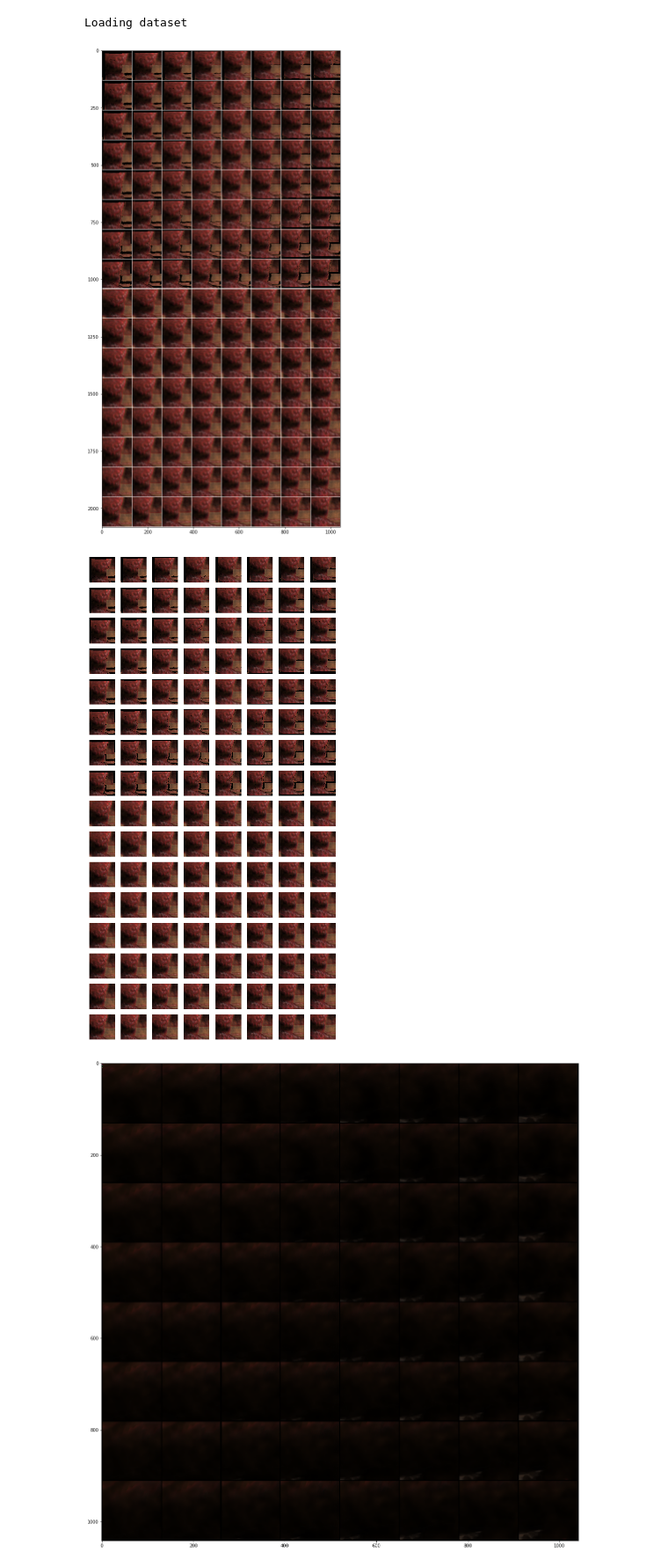
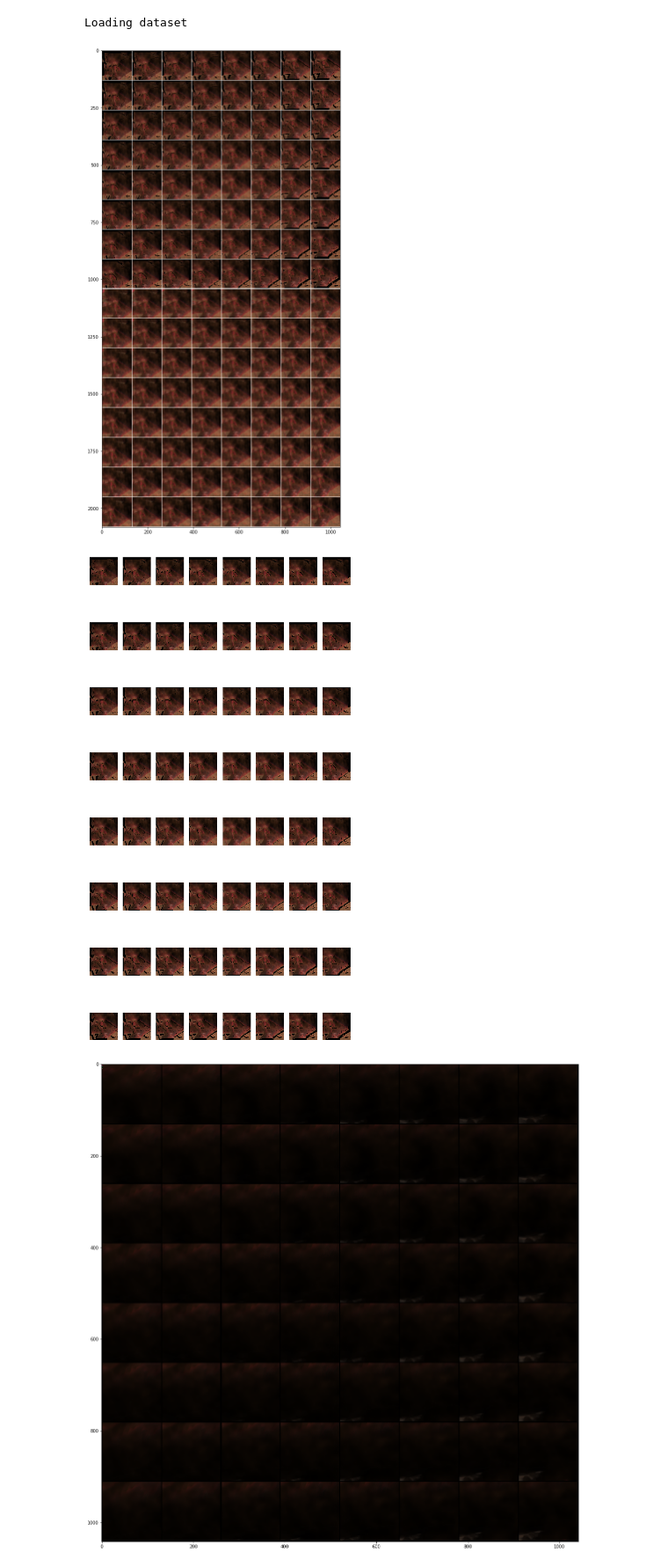
Before and after one commit to seankmartin/LF_View_Synthesis, a Jupyter notebook: Notebooks/InputToNetwork.ipynb, the cells around one changed output. Shown at 88% size. Drawn from its saved outputs; the diff is of its cells as text; code cells hidden in the pictures.

```diff
--- a/Notebooks/InputToNetwork.ipynb
+++ b/Notebooks/InputToNetwork.ipynb
@@ -203,19 +222,12 @@ class TrainFromHdf5(data.Dataset):
         Return type is a dictionary of depth and colour arrays
         """
         idx = index // self.num_crops
-        start_h, start_v = self.generate_random_crop()
-        end_h = start_h + self.patch_size
-        end_v = start_v + self.patch_size
-        depth = torch.tensor(
-            self.depth[idx, :, start_h:end_h, start_v:end_v, :],
-            dtype=torch.float32
-        )
-        colour = torch.tensor(
-            self.colour[idx, :, start_h:end_h, start_v:end_v, :],
-            dtype=torch.float32
-        )
+        depth = self.depth[idx]
+        colour = self.colour[idx]
         grid_size = self.group['colour'].attrs['shape'][1]
         sample = {'depth': depth, 'colour': colour, 'grid_size': grid_size}
+
+        sample = get_crop(sample, self.patch_size)
 
         if self.transform:
             sample = self.transform(sample)
@@ -225,17 +237,6 @@ class TrainFromHdf5(data.Dataset):
     def __len__(self):
         """Return the number of samples in the dataset"""
         return self.group['colour'].attrs['shape'][0] * self.num_crops
-
-    def generate_random_crop(self):
-        """Return an array of random crops indexes from given light field"""
-        pixel_end = self.group['disparity'].attrs['shape'][2]
-        high = pixel_end - self.patch_size
-
-        # An array of indexes to start patch extraction from
-        # Array position [0] would contain patch [0] starting location
-        crop_start_indexes = np.random.random_integers(0, high, 2)
-
-        return crop_start_indexes
 
 class ValFromHdf5(data.Dataset):
     """
@@ -348,37 +349,39 @@ with h5py.File(file_path, mode='r', libver='latest', swmr=True) as h5_file:
     truth_imgs = targets[0, ...].transpose(1, 3)
     both_imgs = torch.cat((input_imgs, truth_imgs))
     input_grid = vutils.make_grid(
         input_imgs, nrow=8, range=(-1, 1), normalize=True)
     target_grid = vutils.make_grid(
         truth_imgs, nrow=8, range=(-1, 1), normalize=True)
     both_grid = vutils.make_grid(
         both_imgs, nrow=8, range=(-1, 1), normalize=True, pad_value=1)
 
     show(both_grid.cpu())
-    rows = 16
+
+    #This is the correct order (as the camera moves)
+    rows = 8
     cols = 8
     plt.rcParams['figure.figsize'] = [10, 20]
     f, axes = plt.subplots(rows, cols)
     for y, row_axis in enumerate(axes):
         for x, col_axis in enumerate(row_axis):
-            image = both_imgs[(y * cols) + x]
+            image = input_imgs[(x * cols) + y]
             norm_range(image, (-1, 1))
             # [C, H, W] -> [H, w, C]
             image = np.moveaxis(image.cpu().numpy(), 0, 2)
             col_axis.imshow(image)
             col_axis.axis('off')
             col_axis.get_xaxis().set_visible(False)
             col_axis.get_yaxis().set_visible(False)
     plt.show()
 
 def reverse_tensor(tensor, dim):
     """Flips the tensor in the given dimension"""
     return torch.from_numpy(
         np.flip(tensor.cpu().numpy(), dim).copy())
 # %% [output]
 Loading dataset
-[figure, old version]
+[figure, new version]
-[figure, old version]
+[figure, new version]
 # %%
 shape = (64, 128, 128, 3)
 array = np.empty(shape=shape, dtype=np.uint8)
```
Also changed, not shown: parts of 1 cell of this notebook.
